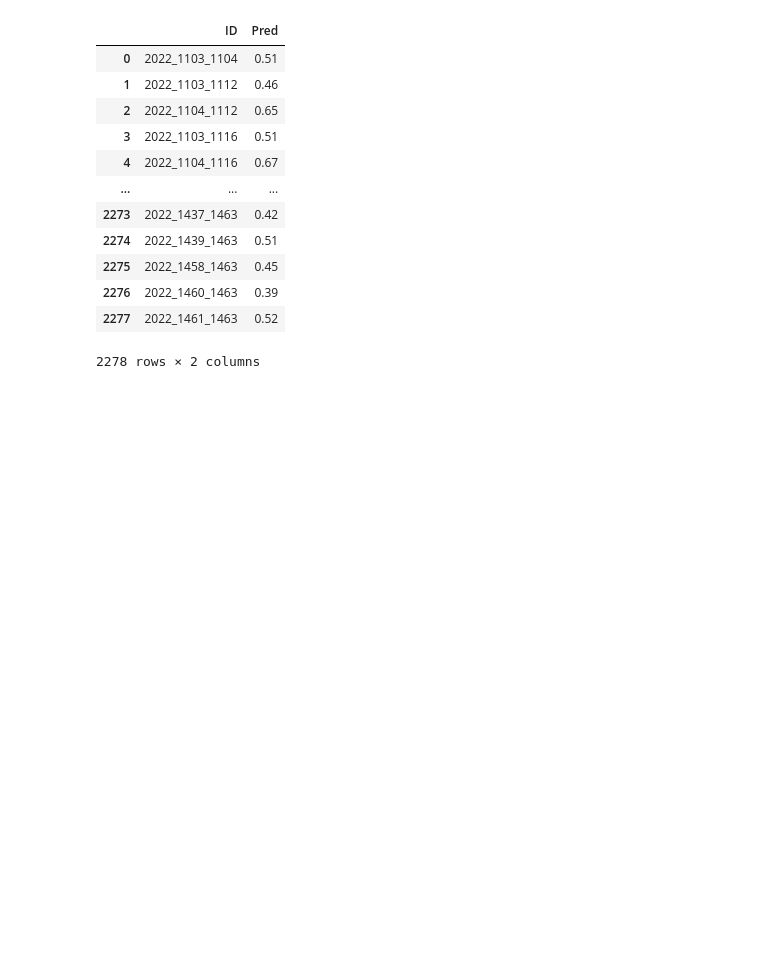
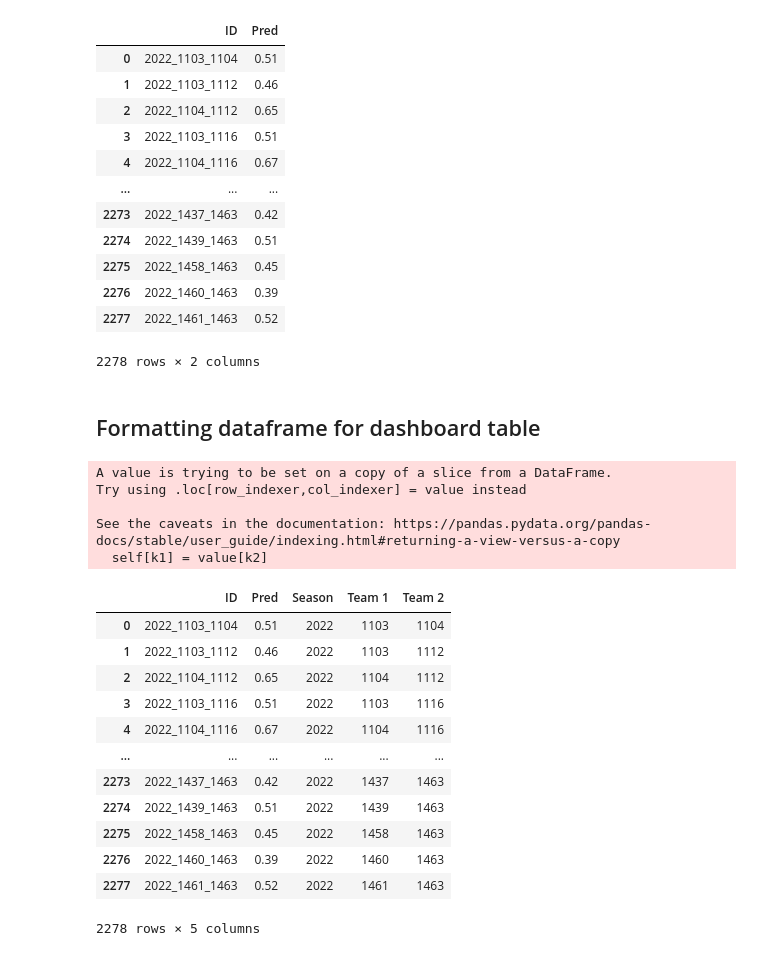
Before and after one commit to racruz25/group_project, a Jupyter notebook: rf_model.ipynb, the cells around one changed output. Drawn from its saved outputs; the diff is of its cells as text; code cells hidden in the pictures; blank space fills up the shorter version.

Commit message:
results dataframe made

```diff
--- a/rf_model.ipynb
+++ b/rf_model.ipynb
@@ -358,3 +358,27 @@ test
 | 2276 | 2022_1460_1463 | 0.39 |
 | 2277 | 2022_1461_1463 | 0.52 |
 2278 rows × 2 columns
+# %% [markdown]
+## Formatting dataframe for dashboard table
+# %%
+test[['Season', 'Team 1', 'Team 2']] = test['ID'].str.split('_', expand=True)
+test
+# %% [output]
+A value is trying to be set on a copy of a slice from a DataFrame.
+Try using .loc[row_indexer,col_indexer] = value instead
+
+See the caveats in the documentation: https://pandas.pydata.org/pandas-docs/stable/user_guide/indexing.html#returning-a-view-versus-a-copy
+  self[k1] = value[k2]
+|  | ID | Pred | Season | Team 1 | Team 2 |
+| 0 | 2022_1103_1104 | 0.51 | 2022 | 1103 | 1104 |
+| 1 | 2022_1103_1112 | 0.46 | 2022 | 1103 | 1112 |
+| 2 | 2022_1104_1112 | 0.65 | 2022 | 1104 | 1112 |
+| 3 | 2022_1103_1116 | 0.51 | 2022 | 1103 | 1116 |
+| 4 | 2022_1104_1116 | 0.67 | 2022 | 1104 | 1116 |
+| ... | ... | ... | ... | ... | ... |
+| 2273 | 2022_1437_1463 | 0.42 | 2022 | 1437 | 1463 |
+| 2274 | 2022_1439_1463 | 0.51 | 2022 | 1439 | 1463 |
+| 2275 | 2022_1458_1463 | 0.45 | 2022 | 1458 | 1463 |
+| 2276 | 2022_1460_1463 | 0.39 | 2022 | 1460 | 1463 |
+| 2277 | 2022_1461_1463 | 0.52 | 2022 | 1461 | 1463 |
+2278 rows × 5 columns
```
Also changed, not shown: parts of 12 cells of this notebook.
